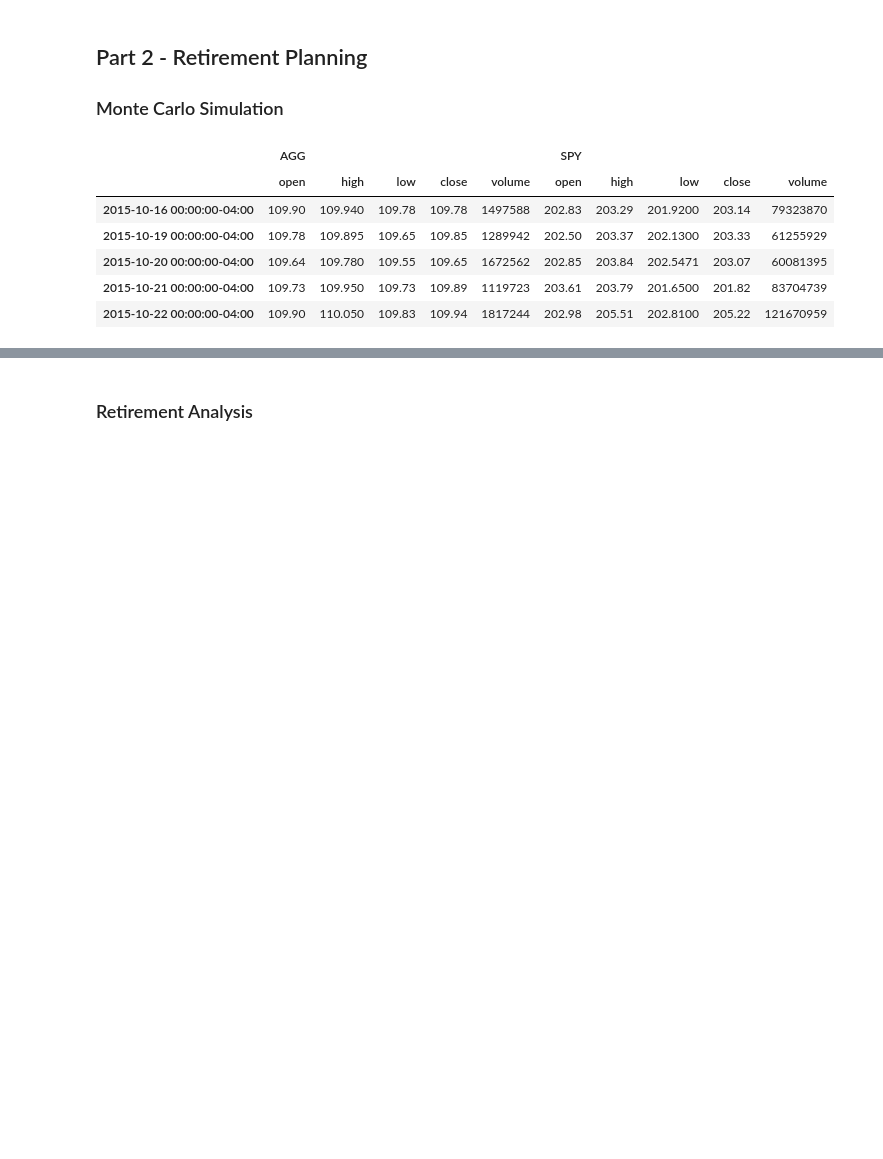
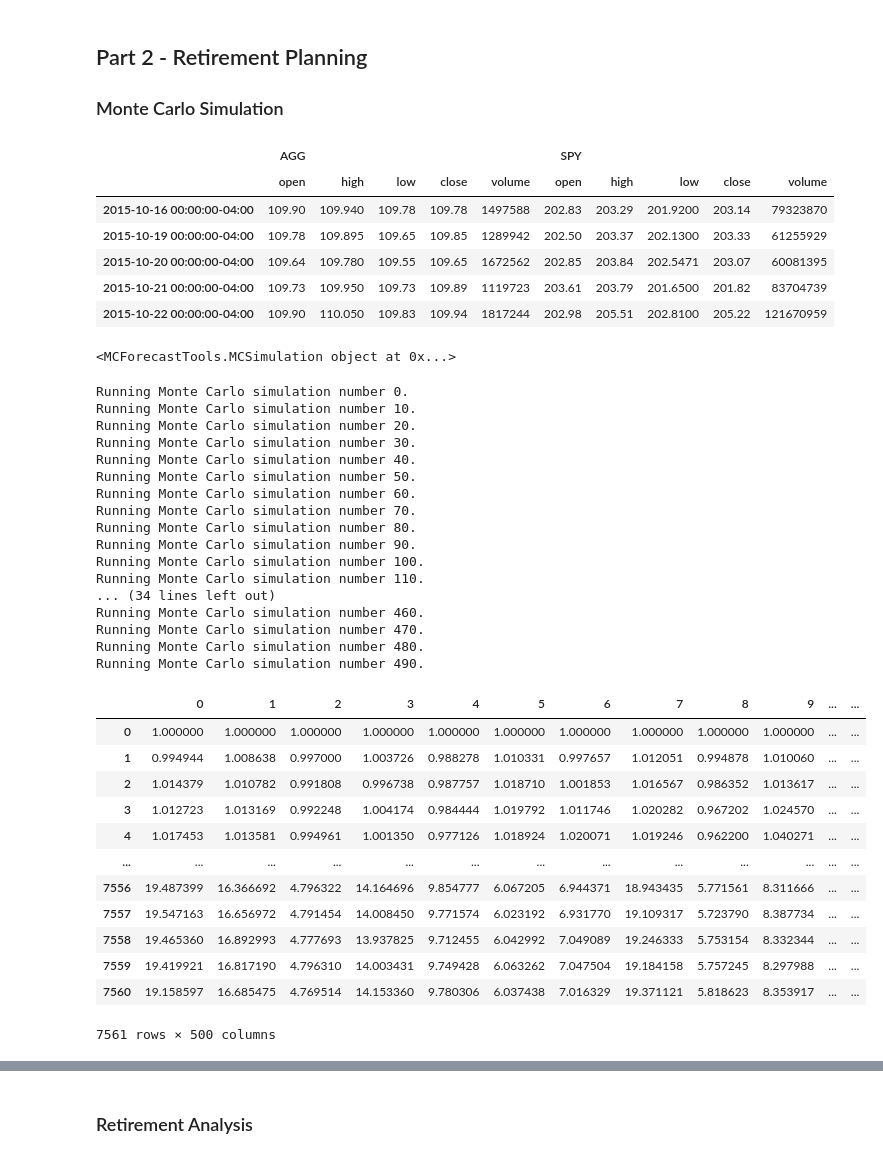
Before and after one commit to adriennestark/week_5_homework, a Jupyter notebook: financial-planner.ipynb, the cells around one changed output, grey strips where cells are left out. Saved outputs shown, nothing was run; the diff lists cells and outputs as text; code cells hidden in the pictures; blank space fills up the shorter version.

```diff
--- a/financial-planner.ipynb
+++ b/financial-planner.ipynb
@@ -176,3 +229,39 @@ df_stock_data.head()
+# %%
+# Printing the simulation input data
+print(MC_portfolio)
+# %% [output]
+<MCForecastTools.MCSimulation object at 0x...>
 # %%
-# Configuring a Monte Carlo simulation to forecast 30 years cumulative returns
-# YOUR CODE HERE!
+# Running a Monte Carlo simulation to forecast 30 years cumulative returns
+MC_portfolio.calc_cumulative_return()
+# %% [output]
+Running Monte Carlo simulation number 0.
+Running Monte Carlo simulation number 10.
+Running Monte Carlo simulation number 20.
+Running Monte Carlo simulation number 30.
+Running Monte Carlo simulation number 40.
+Running Monte Carlo simulation number 50.
+Running Monte Carlo simulation number 60.
+Running Monte Carlo simulation number 70.
+Running Monte Carlo simulation number 80.
+Running Monte Carlo simulation number 90.
+Running Monte Carlo simulation number 100.
+Running Monte Carlo simulation number 110.
+... (34 lines left out)
+Running Monte Carlo simulation number 460.
+Running Monte Carlo simulation number 470.
+Running Monte Carlo simulation number 480.
+Running Monte Carlo simulation number 490.
+|  | 0 | 1 | 2 | 3 | 4 | 5 | 6 | 7 | 8 | 9 | ... | ... |
+| 0 | 1.000000 | 1.000000 | 1.000000 | 1.000000 | 1.000000 | 1.000000 | 1.000000 | 1.000000 | 1.000000 | 1.000000 | ... | ... |
+| 1 | 0.994944 | 1.008638 | 0.997000 | 1.003726 | 0.988278 | 1.010331 | 0.997657 | 1.012051 | 0.994878 | 1.010060 | ... | ... |
+| 2 | 1.014379 | 1.010782 | 0.991808 | 0.996738 | 0.987757 | 1.018710 | 1.001853 | 1.016567 | 0.986352 | 1.013617 | ... | ... |
+| 3 | 1.012723 | 1.013169 | 0.992248 | 1.004174 | 0.984444 | 1.019792 | 1.011746 | 1.020282 | 0.967202 | 1.024570 | ... | ... |
+| 4 | 1.017453 | 1.013581 | 0.994961 | 1.001350 | 0.977126 | 1.018924 | 1.020071 | 1.019246 | 0.962200 | 1.040271 | ... | ... |
+| ... | ... | ... | ... | ... | ... | ... | ... | ... | ... | ... | ... | ... |
+| 7556 | 19.487399 | 16.366692 | 4.796322 | 14.164696 | 9.854777 | 6.067205 | 6.944371 | 18.943435 | 5.771561 | 8.311666 | ... | ... |
+| 7557 | 19.547163 | 16.656972 | 4.791454 | 14.008450 | 9.771574 | 6.023192 | 6.931770 | 19.109317 | 5.723790 | 8.387734 | ... | ... |
+| 7558 | 19.465360 | 16.892993 | 4.777693 | 13.937825 | 9.712455 | 6.042992 | 7.049089 | 19.246333 | 5.753154 | 8.332344 | ... | ... |
+| 7559 | 19.419921 | 16.817190 | 4.796310 | 14.003431 | 9.749428 | 6.063262 | 7.047504 | 19.184158 | 5.757245 | 8.297988 | ... | ... |
+| 7560 | 19.158597 | 16.685475 | 4.769514 | 14.153360 | 9.780306 | 6.037438 | 7.016329 | 19.371121 | 5.818623 | 8.353917 | ... | ... |
+7561 rows × 500 columns
```
Also changed, not shown: parts of 16 cells of this notebook.
